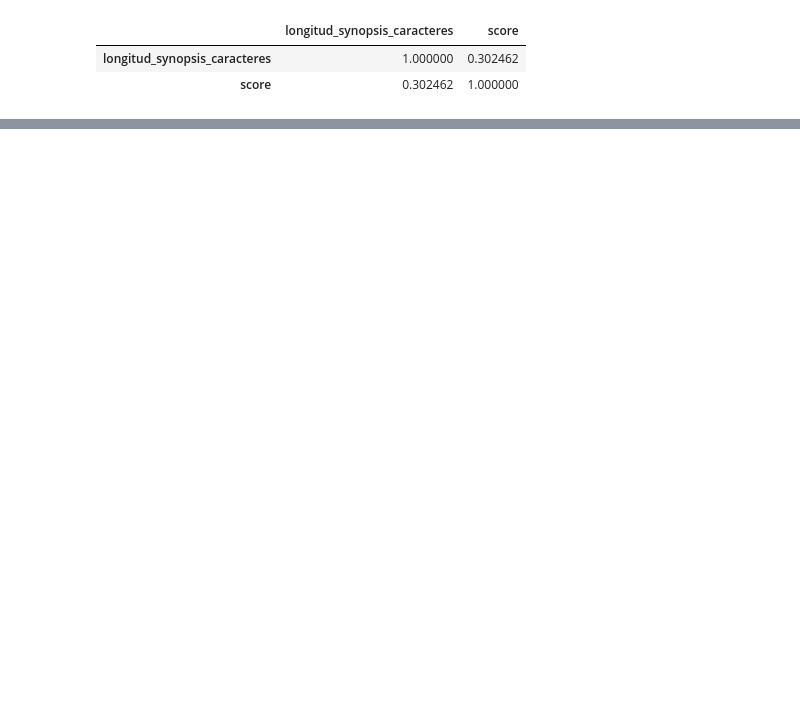
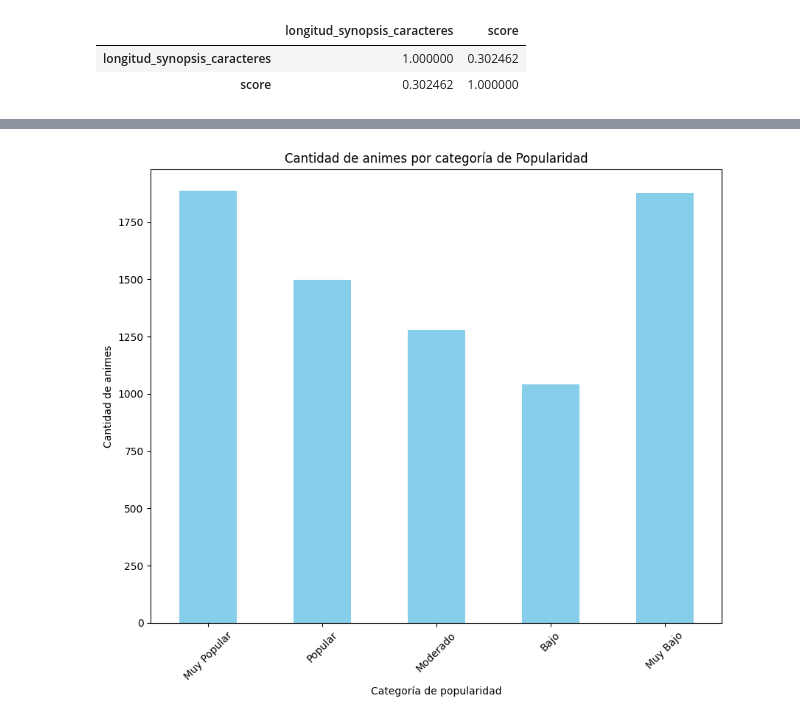
Before and after one commit to repositoriosHackaton/SIC25-CubitsUCV, a Jupyter notebook: Analisis de datos/main.ipynb, the cells around one changed output, grey strips where cells are left out. Saved outputs shown, nothing was run; the diff lists cells and outputs as text; code cells hidden in the pictures; blank space fills up the shorter version.

```diff
--- a/Analisis de datos/main.ipynb
+++ b/Analisis de datos/main.ipynb
@@ -178,0 +308,35 @@ for element in anime_dataset_filt[["anime_id","title", "synopsis"]][len(df):].it
+# %%
+
+anime_dataset_filt['popularidad_categoria'] = pd.cut(anime_dataset_filt['popularity_rank'],bins=[0, 2000, 4000, 6000, 8000, anime_dataset_filt['popularity_rank'].max()],labels=['Muy Popular', 'Popular', 'Moderado', 'Bajo', 'Muy Bajo'])
+
+
+# Función para obtener emociones para cada anime usando id_anime
+def obtener_emociones(id_anime):
+    # Filtramos emociones_animes para obtener las emociones asociadas a un id_anime
+    emociones = emociones_animes[emociones_animes['anime_id'] == id_anime]['emotion'].tolist()
+    return emociones
+
+# Crear una lista para almacenar los resultados
+emociones_popularidad = []
+
+# Recorrer cada anime en anime_dataset_filt
+for _, anime in anime_dataset_filt.iterrows():
+    # Obtener las emociones del anime
+    emociones = obtener_emociones(anime['anime_id'])
+    # Obtener la categoría de popularidad
+    categoria_popularidad = anime['popularidad_categoria']
+
+    # Guardar las emociones junto con la categoría de popularidad
+    for emocion in emociones:
+        emociones_popularidad.append([categoria_popularidad, emocion])
+
+# Convertir los resultados a un DataFrame
+df_emociones_popularidad = pd.DataFrame(emociones_popularidad, columns=['popularidad_categoria', 'emociones'])
+
+# Contar las emociones por popularidad
+emotion_counts = df_emociones_popularidad.groupby(['popularidad_categoria', 'emociones']).size().unstack(fill_value=0)
+categorias_ordenadas = ['Muy Popular', 'Popular', 'Moderado', 'Bajo', 'Muy Bajo']
+emotion_counts.index = pd.CategoricalIndex(emotion_counts.index, categories=categorias_ordenadas, ordered=True)
+
+emotion_counts = emotion_counts.sort_index()
+emotion_counts
@@ -178,0 +392,10 @@ for element in anime_dataset_filt[["anime_id","title", "synopsis"]][len(df):].it
+# %%
+# Visualización: Gráfico de barras apiladas
+emotion_counts.sum(axis=1).plot(kind='bar', figsize=(10, 8), color = 'skyblue' )
+plt.title('Cantidad de animes por categoría de Popularidad')
+plt.xlabel('Categoría de popularidad')
+plt.ylabel('Cantidad de animes')
+plt.xticks(rotation=45)
+plt.show()
+# %% [output]
+[figure, added]
```
Also changed, not shown: parts of 22 cells of this notebook.
